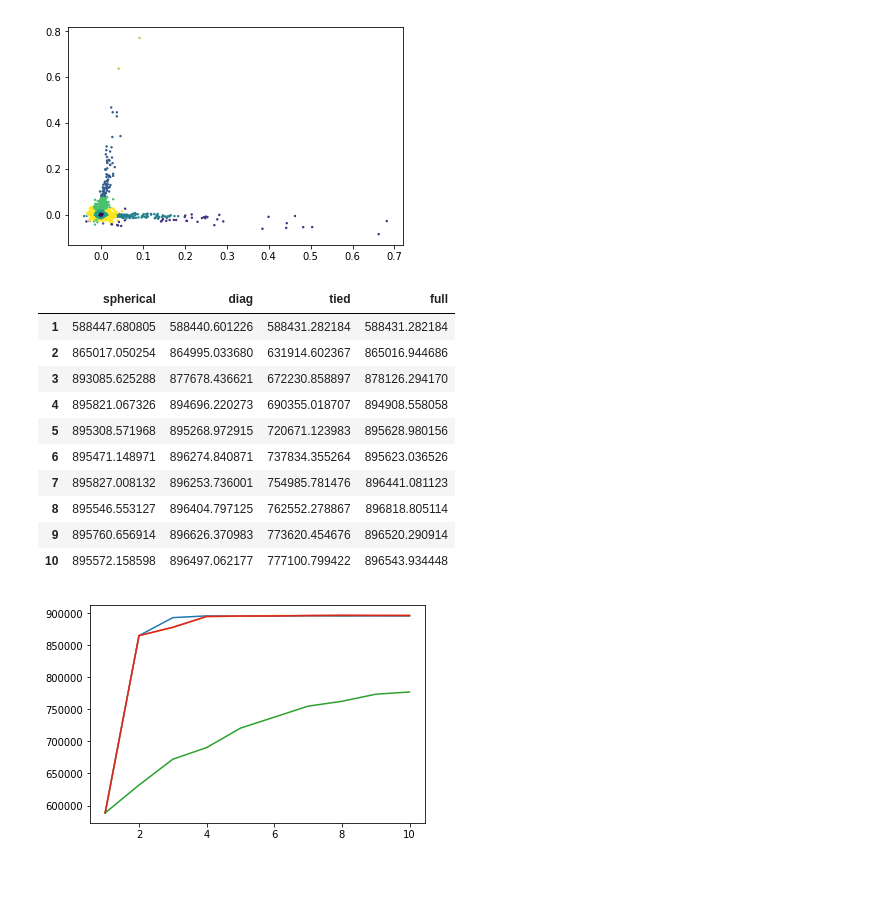
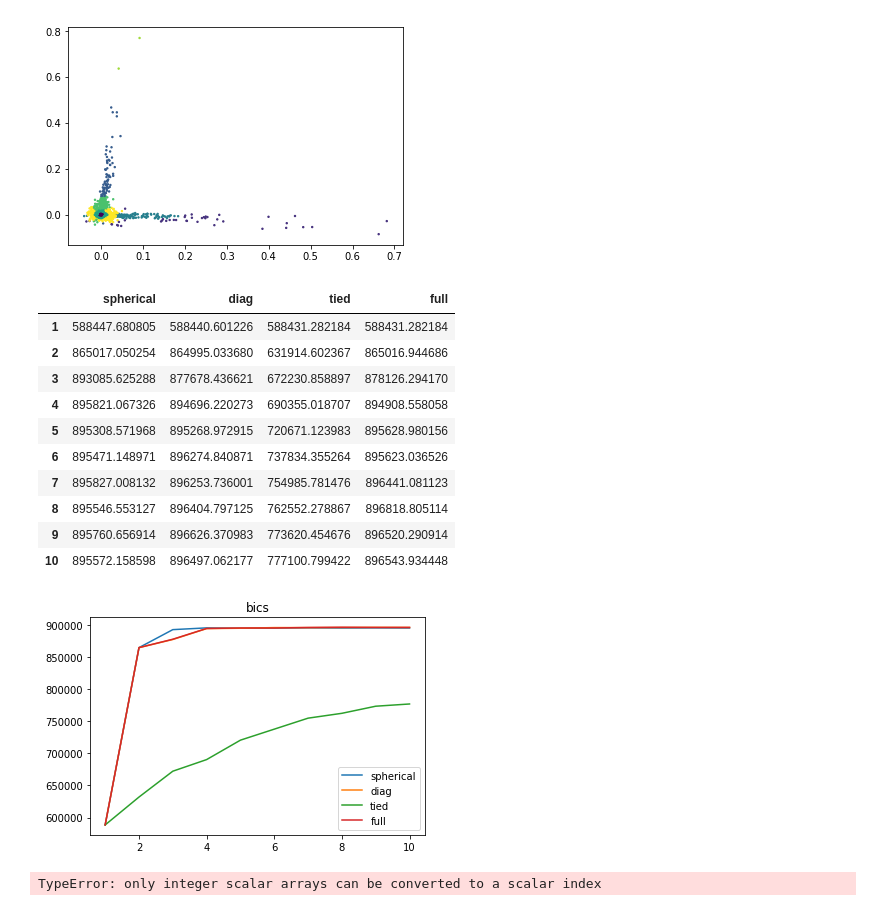
Before and after one commit to neurodata/hayden, a Jupyter notebook: NAS/NAS analysis.ipynb, the cells around one changed output. Cells and saved outputs as stored; diff of their text form; code cells hidden in the pictures; blank space fills up the shorter version.

```diff
--- a/NAS/NAS analysis.ipynb
+++ b/NAS/NAS analysis.ipynb
@@ -164,21 +164,28 @@ ax.scatter(X_hat[:, 0], X_hat[:, 1], c = Z, s = 2)
 # %%
 unique_labels = np.unique(Z)
 K = len(unique_labels)
 
 fig, ax = plt.subplots(1,1)
 for col in gclust.bic_.columns:
     ax.plot(np.arange(1, 11), -gclust.bic_[col], label = col)
+ax.legend()
+ax.set_title('bics')
+plt.savefig('bics.png')
 -gclust.bic_
 # %% [output]
 |  | spherical | diag | tied | full |
 | 1 | 588447.680805 | 588440.601226 | 588431.282184 | 588431.282184 |
 | 2 | 865017.050254 | 864995.033680 | 631914.602367 | 865016.944686 |
 | 3 | 893085.625288 | 877678.436621 | 672230.858897 | 878126.294170 |
 | 4 | 895821.067326 | 894696.220273 | 690355.018707 | 894908.558058 |
 | 5 | 895308.571968 | 895268.972915 | 720671.123983 | 895628.980156 |
 | 6 | 895471.148971 | 896274.840871 | 737834.355264 | 895623.036526 |
 | 7 | 895827.008132 | 896253.736001 | 754985.781476 | 896441.081123 |
 | 8 | 895546.553127 | 896404.797125 | 762552.278867 | 896818.805114 |
 | 9 | 895760.656914 | 896626.370983 | 773620.454676 | 896520.290914 |
 | 10 | 895572.158598 | 896497.062177 | 777100.799422 | 896543.934448 |
-[figure, old version]
+[figure, new version]
+# %%
+in_sample_ids[fake_labels == 1]
+# %% [output]
+TypeError: only integer scalar arrays can be converted to a scalar index
```
Also changed, not shown: 1 other file.
